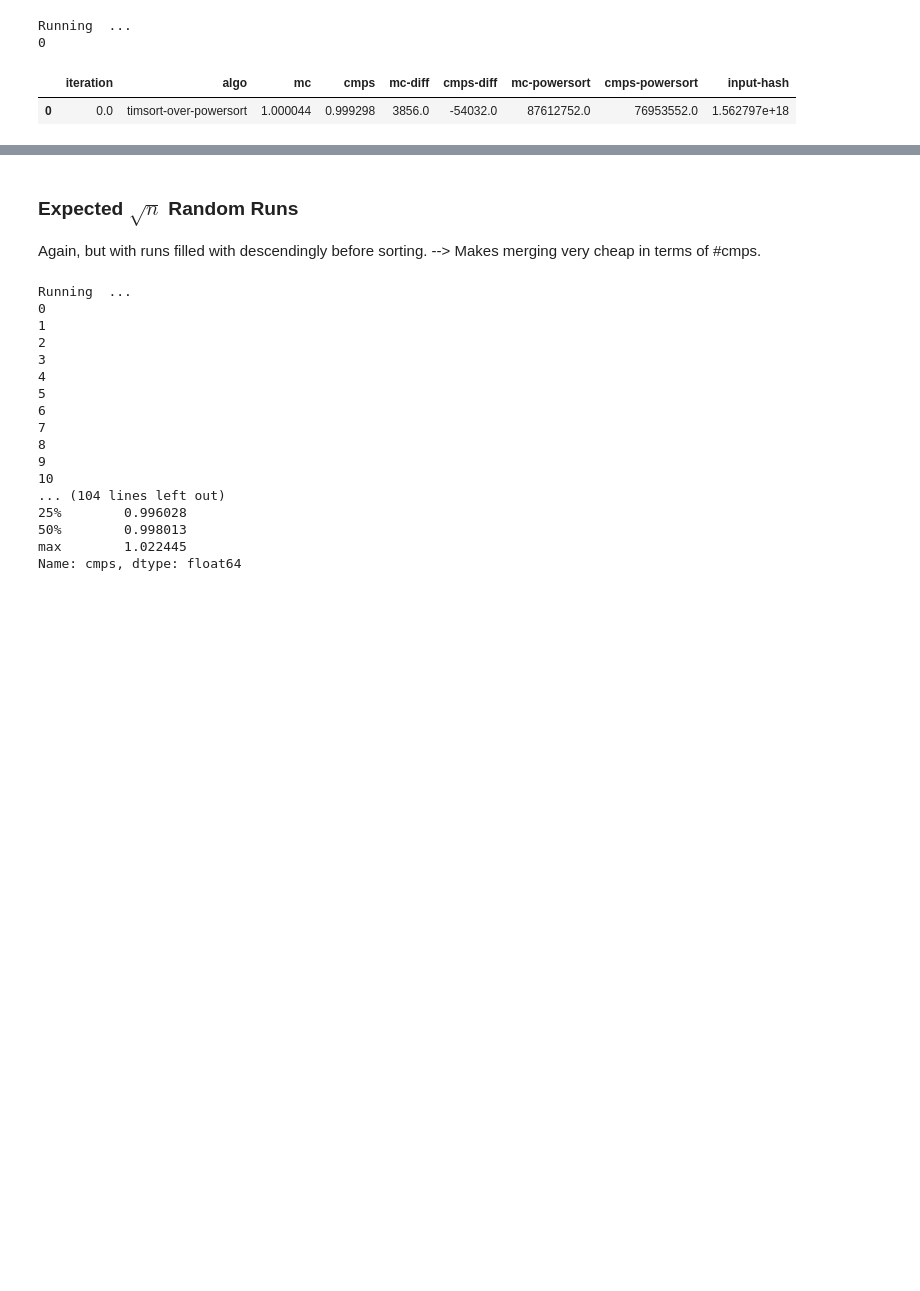
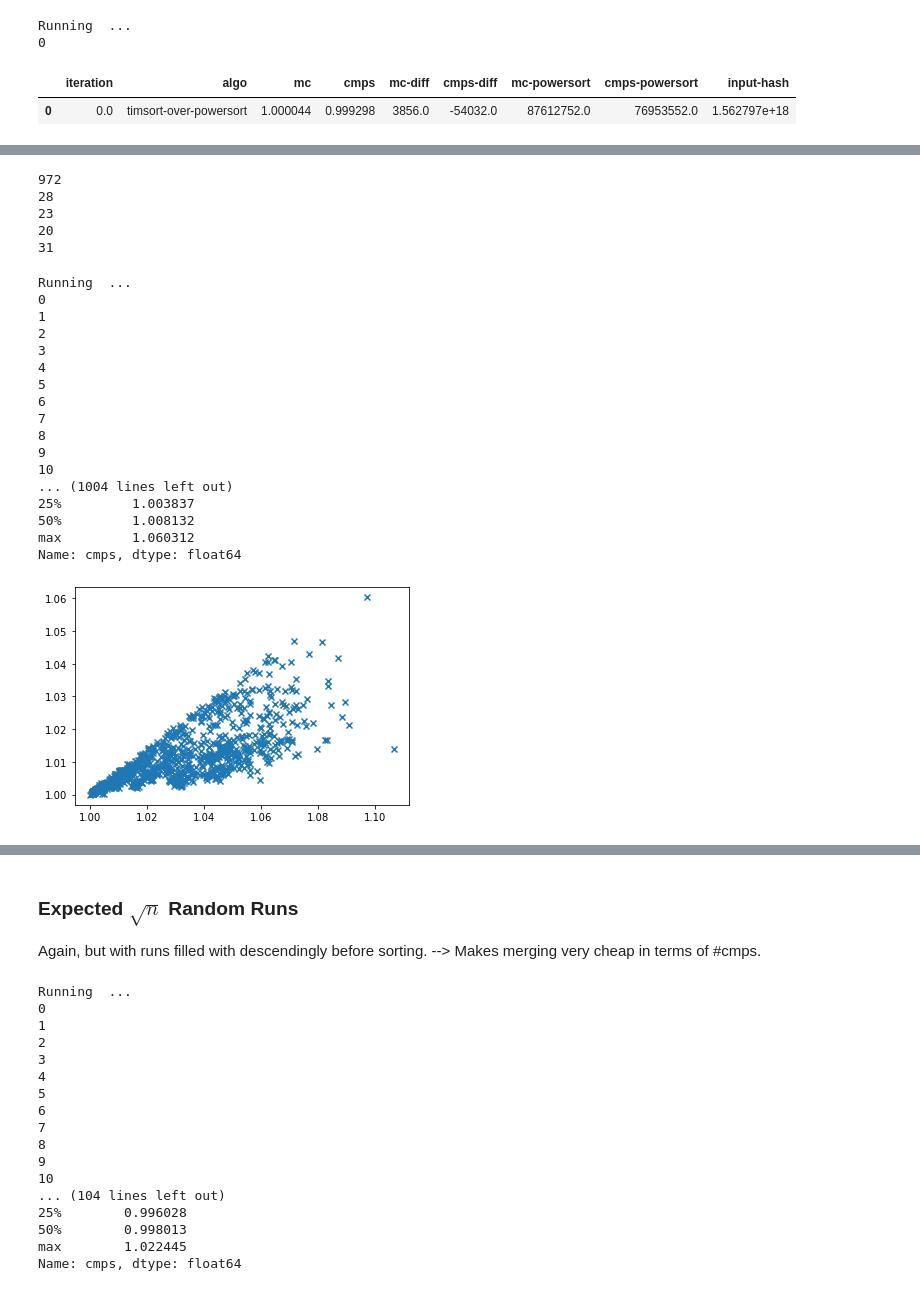
Before and after one commit to roarin-roran/Sorting, a Jupyter notebook: Experiments/PyPyTimsortPowersort.ipynb, the cells around one changed output, grey strips where cells are left out. Cells and saved outputs as stored; diff of their text form; code cells hidden in the pictures; blank space fills up the shorter version.

```diff
--- a/Experiments/PyPyTimsortPowersort.ipynb
+++ b/Experiments/PyPyTimsortPowersort.ipynb
@@ -192,0 +194,40 @@ Name: cmps, dtype: float64
+# %%
+print(len([x for x in list(sqrtn_runs_diff['cmps']) if x >= 1]))
+print(len([x for x in list(sqrtn_runs_diff['cmps']) if x <= 1]))
+print(len([x for x in list(sqrtn_runs_diff['mc']) if x <= 1]))
+count_both_worse = 0
+count_one_worse = 0
+for index, row in sqrtn_runs_diff.iterrows():
+    if row['cmps'] <= 1 and row['mc'] <= 1:
+        count_both_worse += 1
+    if row['cmps'] <= 1 or row['mc'] <= 1:
+        count_one_worse += 1
+print(count_both_worse)
+print(count_one_worse)
+# %% [output]
+972
+28
+23
+20
+31
+# %%
+runs_forth_root_runs_diff = contest(lambda n, rand: Inputs.random_runs(n, int(n ** 0.25), rand), return_diffs=True, reps=1000)
+# %% [output]
+Running  ...
+0
+1
+2
+3
+4
+5
+6
+7
+8
+9
+10
+... (1004 lines left out)
+25%         1.003837
+50%         1.008132
+max         1.060312
+Name: cmps, dtype: float64
+[figure, added]
```
Also changed, not shown: parts of 6 cells of this notebook.
